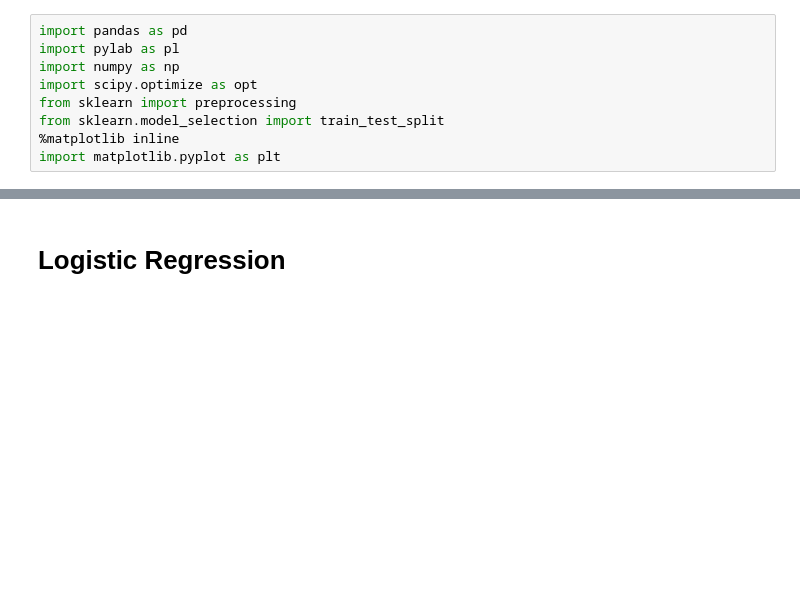
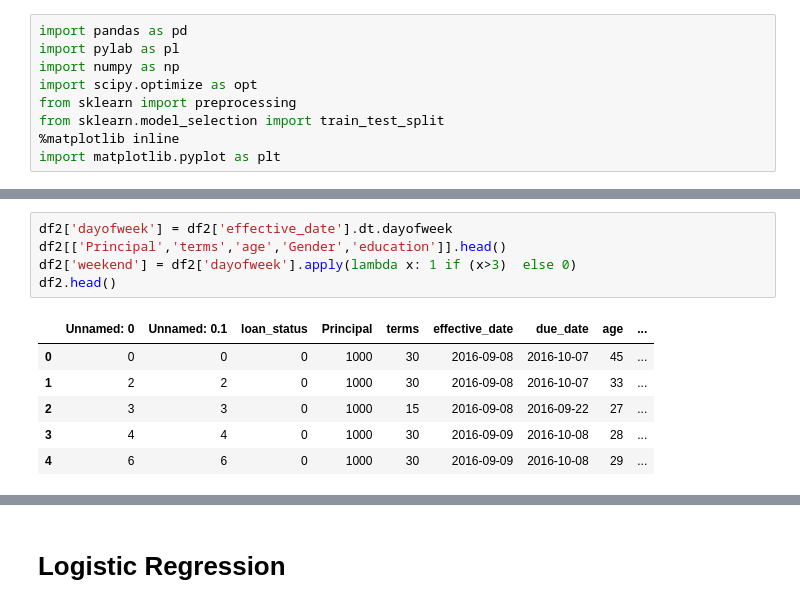
Before and after one commit to mrranck/Mystuff, a Jupyter notebook: Capstone_Notebook_2.ipynb, the cells around one changed output, grey strips where cells are left out. Saved outputs shown, nothing was run; the diff lists cells and outputs as text; blank space fills up the shorter version.

```diff
--- a/Capstone_Notebook_2.ipynb
+++ b/Capstone_Notebook_2.ipynb
@@ -444,0 +489,12 @@ import matplotlib.pyplot as plt
+# %%
+df2['dayofweek'] = df2['effective_date'].dt.dayofweek
+df2[['Principal','terms','age','Gender','education']].head()
+df2['weekend'] = df2['dayofweek'].apply(lambda x: 1 if (x>3)  else 0)
+df2.head()
+# %% [output]
+|  | Unnamed: 0 | Unnamed: 0.1 | loan_status | Principal | terms | effective_date | due_date | age | ... |
+| 0 | 0 | 0 | 0 | 1000 | 30 | 2016-09-08 | 2016-10-07 | 45 | ... |
+| 1 | 2 | 2 | 0 | 1000 | 30 | 2016-09-08 | 2016-10-07 | 33 | ... |
+| 2 | 3 | 3 | 0 | 1000 | 15 | 2016-09-08 | 2016-09-22 | 27 | ... |
+| 3 | 4 | 4 | 0 | 1000 | 30 | 2016-09-09 | 2016-10-08 | 28 | ... |
+| 4 | 6 | 6 | 0 | 1000 | 30 | 2016-09-09 | 2016-10-08 | 29 | ... |
```
Also changed, not shown: parts of 19 cells of this notebook.
